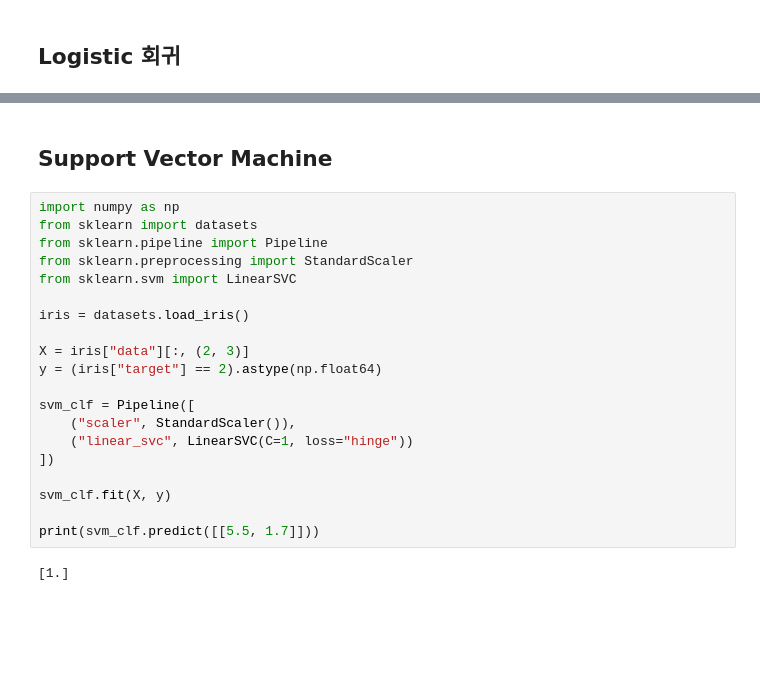
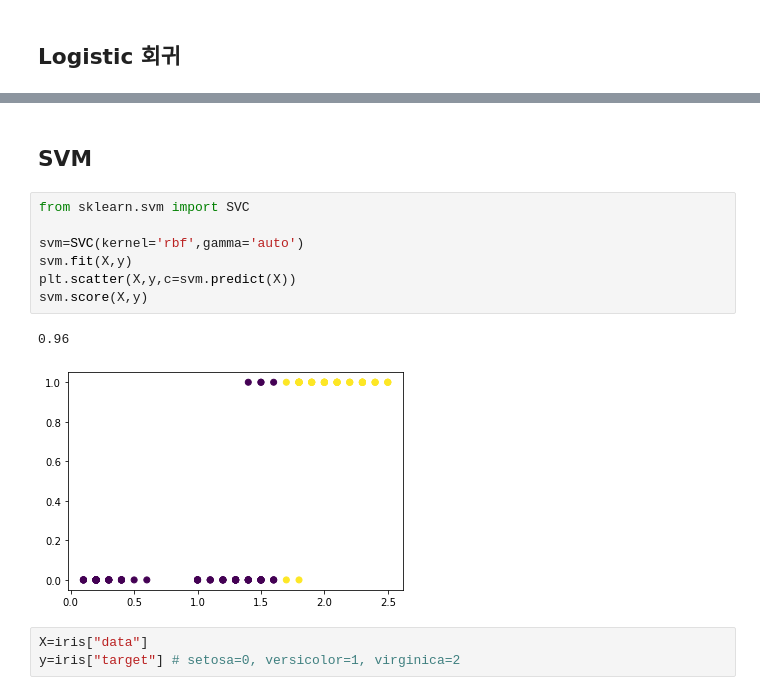
Before and after one commit to biby94/2020_cphys2, a Jupyter notebook: hw4-checkpoint.ipynb, the cells around one changed output, grey strips where cells are left out. Cells and saved outputs as stored; diff of their text form; blank space fills up the shorter version.

```diff
--- a/hw4-checkpoint.ipynb
+++ b/hw4-checkpoint.ipynb
@@ -144,24 +136,15 @@ plt.show()
-# %% [markdown]
-## Support Vector Machine
-# %%
-import numpy as np
-from sklearn import datasets
-from sklearn.pipeline import Pipeline
-from sklearn.preprocessing import StandardScaler
-from sklearn.svm import LinearSVC
-
-iris = datasets.load_iris()
-
-X = iris["data"][:, (2, 3)]
-y = (iris["target"] == 2).astype(np.float64)
-
-svm_clf = Pipeline([
-    ("scaler", StandardScaler()),
-    ("linear_svc", LinearSVC(C=1, loss="hinge"))
-])
-
-svm_clf.fit(X, y)
-
-print(svm_clf.predict([[5.5, 1.7]]))
-# %% [output]
-[1.]
+# %% [markdown]
+## SVM
+# %%
+from sklearn.svm import SVC
+
+svm=SVC(kernel='rbf',gamma='auto')
+svm.fit(X,y)
+plt.scatter(X,y,c=svm.predict(X))
+svm.score(X,y)
+# %% [output]
+0.96
+[figure, added]
+# %%
+X=iris["data"]
+y=iris["target"] # setosa=0, versicolor=1, virginica=2
```
Also changed, not shown: parts of 21 cells of this notebook.
